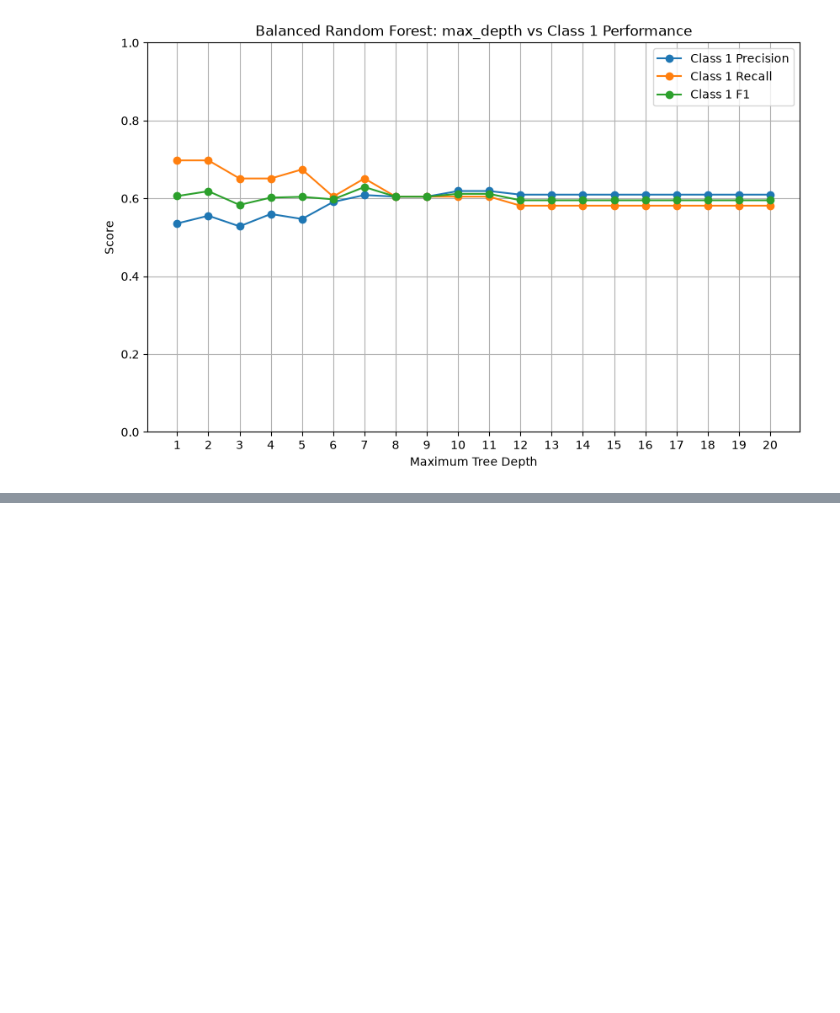
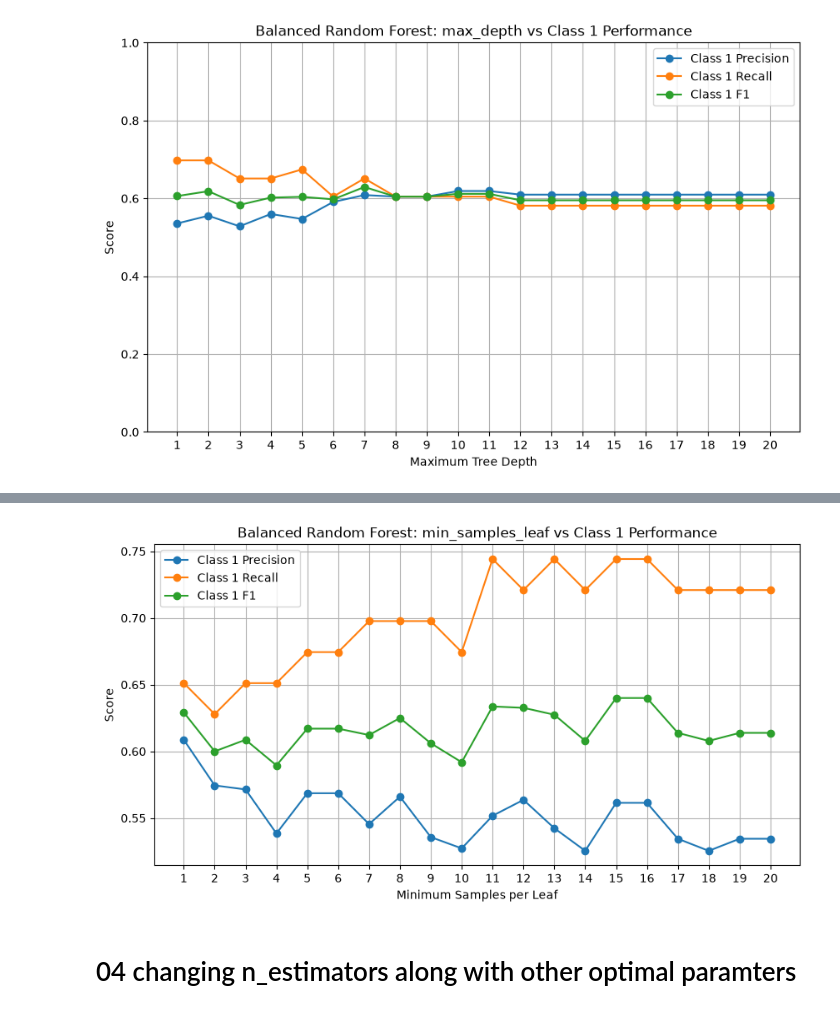
Before and after one commit to Abhilash5880/dataScience-scikit-learn-TensorFlow_project, a Jupyter notebook: employee_attrition_experiment.ipynb.ipynb, the cells around one changed output, grey strips where cells are left out. Cells and saved outputs as stored; diff of their text form; code cells hidden in the pictures; blank space fills up the shorter version.

```diff
--- a/employee_attrition_experiment.ipynb.ipynb
+++ b/employee_attrition_experiment.ipynb.ipynb
@@ -598,0 +696,24 @@ plt.show()
+# %%
+plt.figure(figsize=(10,5))
+
+plt.plot(leaf_values, precision_scores_leaf,
+         marker="o", label="Class 1 Precision")
+
+plt.plot(leaf_values, recall_scores_leaf,
+         marker="o", label="Class 1 Recall")
+
+plt.plot(leaf_values, f1_scores_leaf,
+         marker="o", label="Class 1 F1")
+
+plt.title("Balanced Random Forest: min_samples_leaf vs Class 1 Performance")
+plt.xlabel("Minimum Samples per Leaf")
+plt.ylabel("Score")
+plt.xticks(leaf_values)
+plt.grid(True)
+plt.legend()
+
+plt.show()
+# %% [output]
+[figure, added]
+# %% [markdown]
+# 04 changing n_estimators along with other optimal paramters
```
Also changed, not shown: parts of 18 cells of this notebook.
